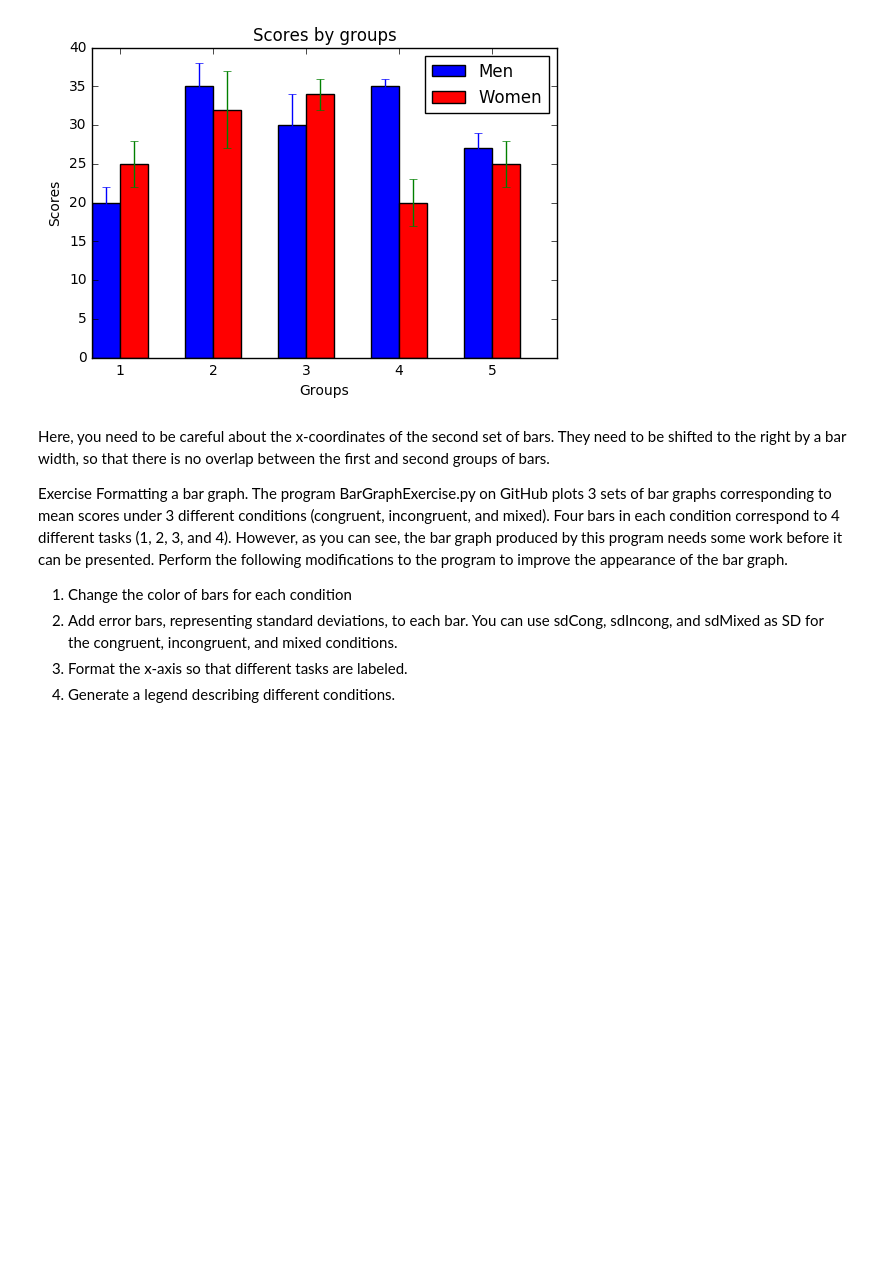
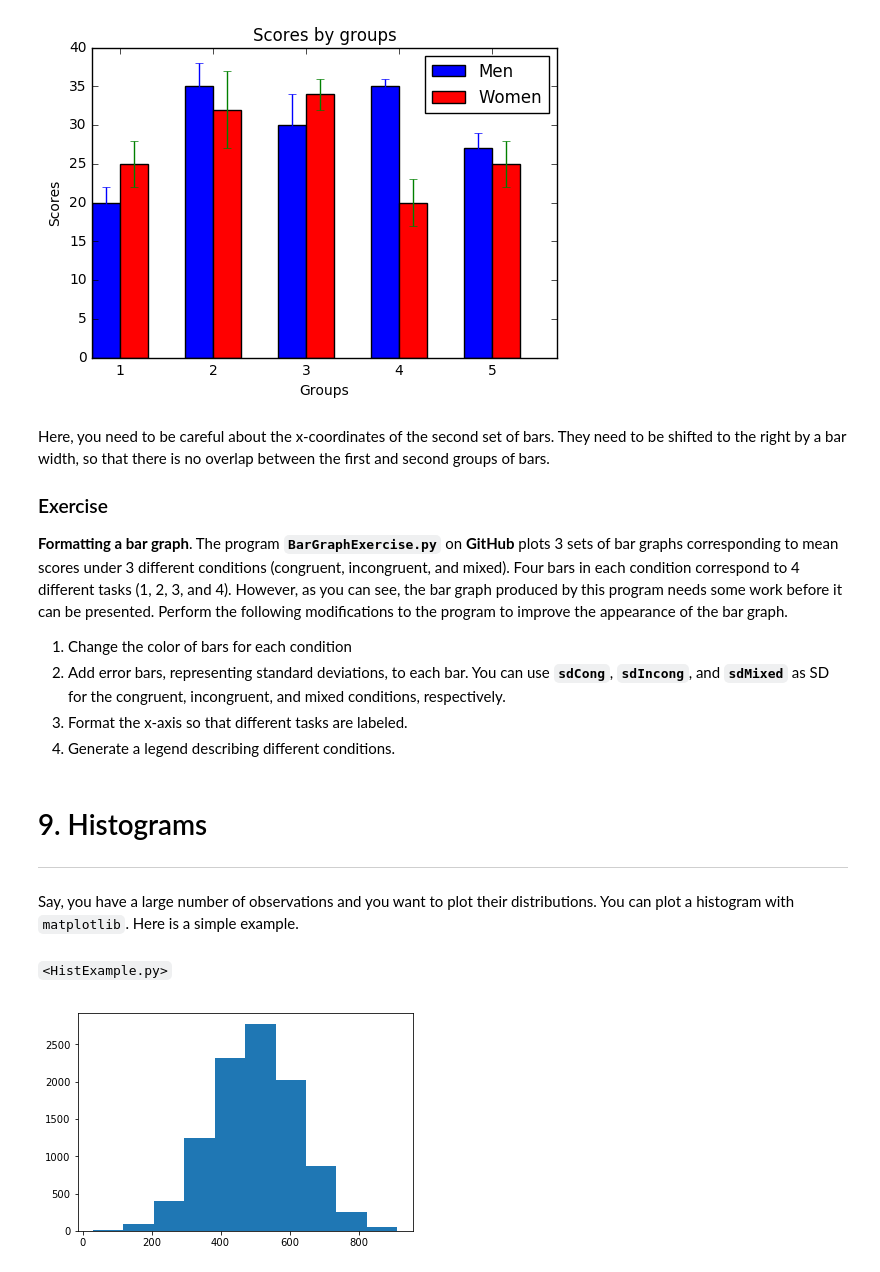
Before and after one commit to gauravlalwani/JupyterPythonFall2017, a Jupyter notebook: Plot.ipynb, the cells around one changed output. Drawn from its saved outputs; the diff is of its cells as text; code cells hidden in the pictures; blank space fills up the shorter version.

Commit message:
Histogram is about 2/3 done

```diff
--- a/Plot.ipynb
+++ b/Plot.ipynb
@@ -515,9 +515,30 @@ plt.show()
 Here, you need to be careful about the x-coordinates of the second set of bars. They need to be shifted to the right by a bar width, so that there is no overlap between the first and second groups of bars.
 
 
-Exercise
-Formatting a bar graph. The program BarGraphExercise.py on GitHub plots 3 sets of bar graphs corresponding to mean scores under 3 different conditions (congruent, incongruent, and mixed). Four bars in each condition correspond to 4 different tasks (1, 2, 3, and 4). However, as you can see, the bar graph produced by this program needs some work before it can be presented. Perform the following modifications to the program to improve the appearance of the bar graph.
-1.	Change the color of bars for each condition
-2.	Add error bars, representing standard deviations, to each bar. You can use sdCong, sdIncong, and sdMixed as SD for the congruent, incongruent, and mixed conditions.
-3.	Format the x-axis so that different tasks are labeled.
-4.	Generate a legend describing different conditions.
+### Exercise
+**Formatting a bar graph**. The program **`BarGraphExercise.py`** on **GitHub** plots 3 sets of bar graphs corresponding to mean scores under 3 different conditions (congruent, incongruent, and mixed). Four bars in each condition correspond to 4 different tasks (1, 2, 3, and 4). However, as you can see, the bar graph produced by this program needs some work before it can be presented. Perform the following modifications to the program to improve the appearance of the bar graph.
+1. Change the color of bars for each condition
+2. Add error bars, representing standard deviations, to each bar. You can use **`sdCong`**, **`sdIncong`**, and **`sdMixed`** as SD for the congruent, incongruent, and mixed conditions, respectively.
+3. Format the x-axis so that different tasks are labeled.
+4. Generate a legend describing different conditions.
+# %% [markdown]
+# 9. Histograms
+<hr style="height:1px;border:none" />
+# %% [markdown]
+Say, you have a large number of observations and you want to plot their
+distributions. You can plot a histogram with `matplotlib`. Here is a simple
+example.
+# %% [markdown]
+`<HistExample.py>`
+# %%
+import numpy as np
+import matplotlib.pyplot as plt
+
+# generating a set of random numbers
+randData = 500 + 125*np.random.randn(10000)
+
+# simple histogram
+plt.hist(randData)
+plt.show()
+# %% [output]
+[figure, added]
```
Also changed, not shown: parts of 3 cells of this notebook.
